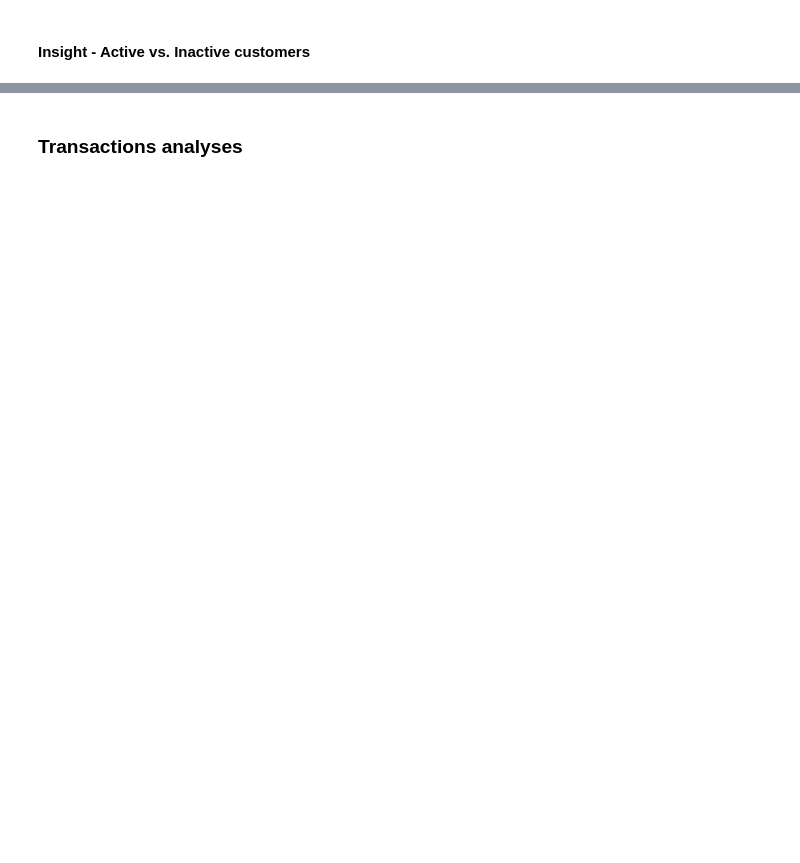
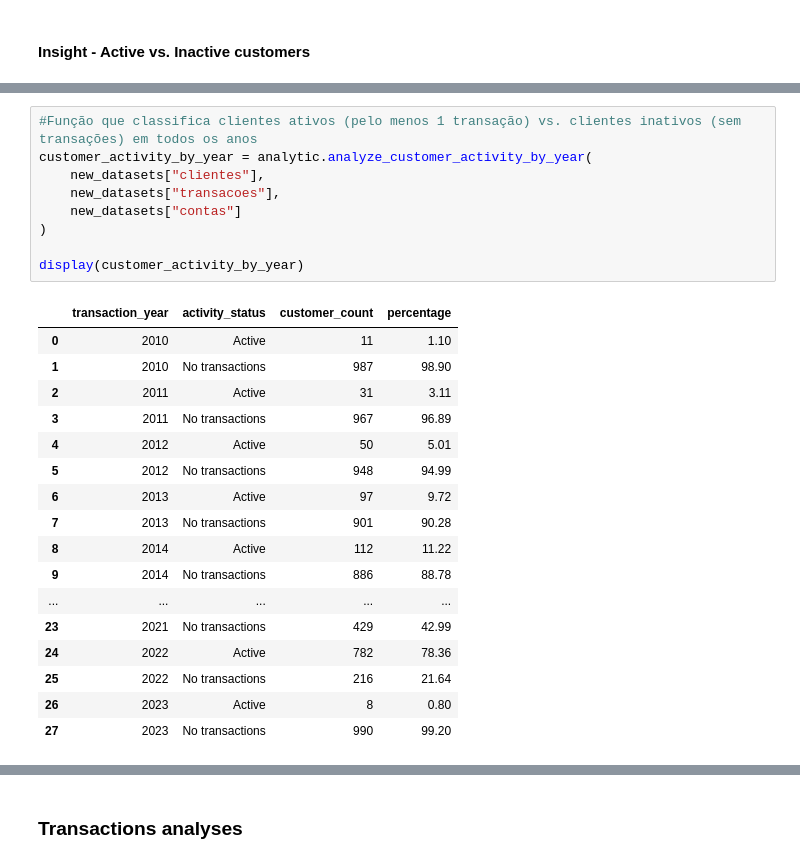
Before and after one commit to luiz-ed-ferreira/Project_BanvicDataAnalytics, a Jupyter notebook: notebooks/main_analyses.ipynb, the cells around one changed output, grey strips where cells are left out. Drawn from its saved outputs; the diff is of its cells as text; blank space fills up the shorter version.

```diff
--- a/notebooks/main_analyses.ipynb
+++ b/notebooks/main_analyses.ipynb
@@ -683,0 +745,27 @@ No customer found for cod_cliente = 528
+# %%
+#Função que classifica clientes ativos (pelo menos 1 transação) vs. clientes inativos (sem transações) em todos os anos
+customer_activity_by_year = analytic.analyze_customer_activity_by_year(
+    new_datasets["clientes"],
+    new_datasets["transacoes"],
+    new_datasets["contas"]
+)
+
+display(customer_activity_by_year)
+# %% [output]
+|  | transaction_year | activity_status | customer_count | percentage |
+| 0 | 2010 | Active | 11 | 1.10 |
+| 1 | 2010 | No transactions | 987 | 98.90 |
+| 2 | 2011 | Active | 31 | 3.11 |
+| 3 | 2011 | No transactions | 967 | 96.89 |
+| 4 | 2012 | Active | 50 | 5.01 |
+| 5 | 2012 | No transactions | 948 | 94.99 |
+| 6 | 2013 | Active | 97 | 9.72 |
+| 7 | 2013 | No transactions | 901 | 90.28 |
+| 8 | 2014 | Active | 112 | 11.22 |
+| 9 | 2014 | No transactions | 886 | 88.78 |
+| ... | ... | ... | ... | ... |
+| 23 | 2021 | No transactions | 429 | 42.99 |
+| 24 | 2022 | Active | 782 | 78.36 |
+| 25 | 2022 | No transactions | 216 | 21.64 |
+| 26 | 2023 | Active | 8 | 0.80 |
+| 27 | 2023 | No transactions | 990 | 99.20 |
```
Also changed, not shown: parts of 13 cells of this notebook, 2 other files.
